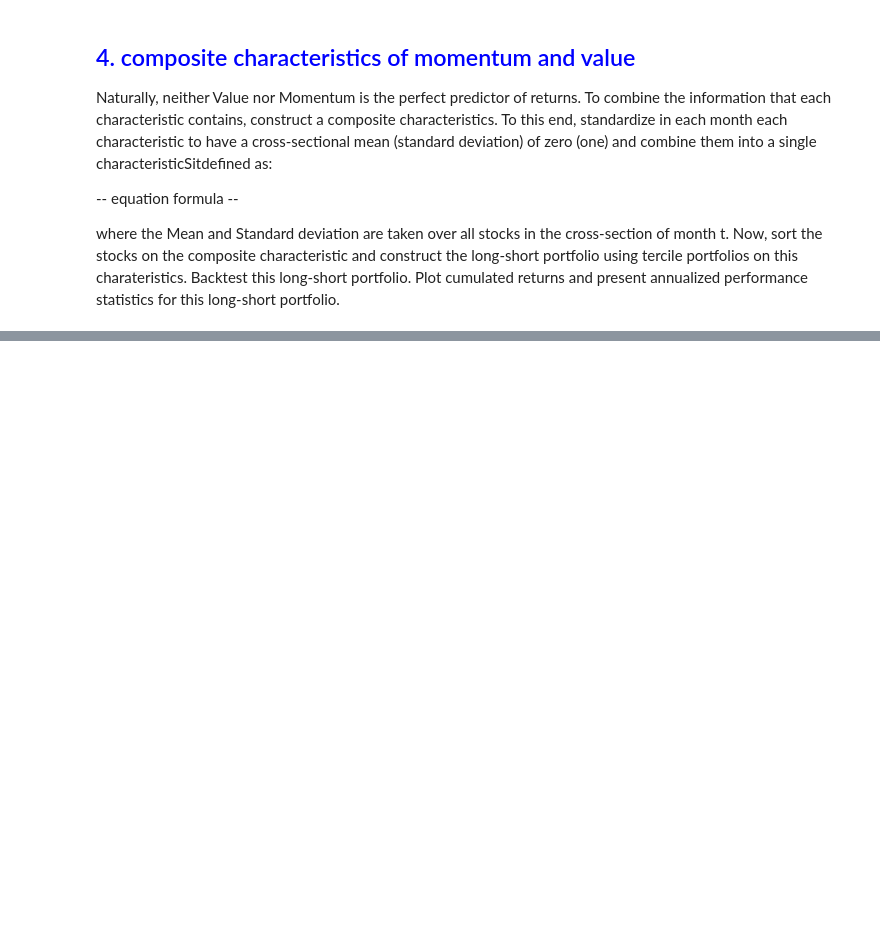
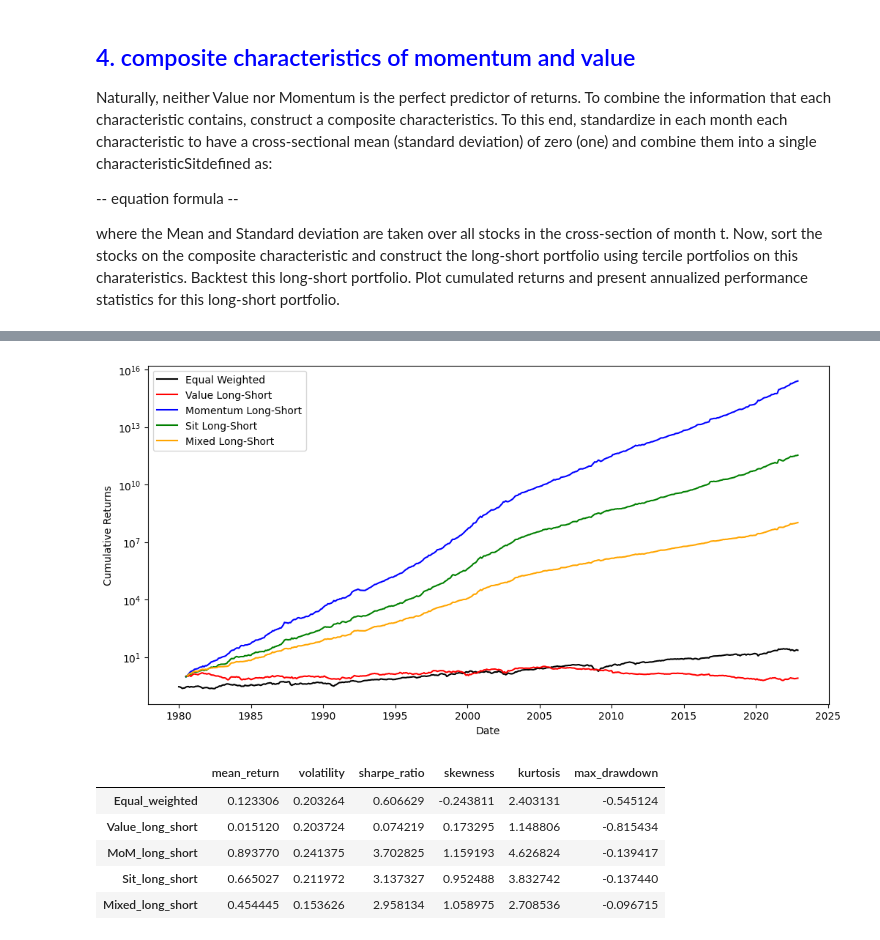
Before and after one commit to InesDew/NOVA-Asset-Management, a Jupyter notebook: Solution.ipynb, the cells around one changed output, grey strips where cells are left out. Cells and saved outputs as stored; diff of their text form; code cells hidden in the pictures; blank space fills up the shorter version.

```diff
--- a/Solution.ipynb
+++ b/Solution.ipynb
@@ -570,0 +430,45 @@ am.summary_stats(btr.dropna())
+# %%
+stats_LS
+# ------
+# Create the mixed long-short portfolio
+tercile_returns['Mixed_long_short'] = 0.5 * tercile_returns['Value_long_short'].pct_change() + 0.5 * tercile_returns['MoM_long_short'].pct_change()
+
+# Calculate cumulative returns
+mixed_cumulative_returns = (1 + tercile_returns['Mixed_long_short']).cumprod()
+
+# Calculate annualized performance statistics
+mixed_stats = pd.Series(dtype=float)
+mixed_stats['mean_return'] = tercile_returns['Mixed_long_short'].mean() * 12
+mixed_stats['volatility'] = tercile_returns['Mixed_long_short'].std() * np.sqrt(12)
+mixed_stats['sharpe_ratio'] = mixed_stats['mean_return'] / mixed_stats['volatility']
+mixed_stats['skewness'] = tercile_returns['Mixed_long_short'].skew()
+mixed_stats['kurtosis'] = tercile_returns['Mixed_long_short'].kurt()
+mixed_stats['max_drawdown'] = (mixed_cumulative_returns / mixed_cumulative_returns.cummax() - 1).min()
+
+mixed_stats = pd.DataFrame(mixed_stats).transpose()
+mixed_stats.index = ['Mixed_long_short']
+
+stats_LS = pd.concat([stats_LS, mixed_stats], axis=0)
+
+# Plot the cumulative returns
+plt.figure(figsize=(12, 6))
+plt.plot(equal_weighted_returns.index, equal_weighted_cumulative, label='Equal Weighted', color = 'black')
+plt.plot(tercile_returns.index, tercile_returns['Value_long_short'], label='Value Long-Short', color = 'r')
+plt.plot(tercile_returns.index, tercile_returns['MoM_long_short'], label='Momentum Long-Short', color = 'b')
+plt.plot(tercile_returns.index, tercile_returns['Sit_long_short'], label='Sit Long-Short', color = 'g')
+plt.plot(tercile_returns.index, mixed_cumulative_returns, label='Mixed Long-Short', color = 'orange')
+plt.xlabel('Date')
+plt.ylabel('Cumulative Returns')
+plt.yscale('log')
+plt.legend()
+plt.show()
+
+display(stats_LS)
+# %% [output]
+[figure, added]
+|  | mean_return | volatility | sharpe_ratio | skewness | kurtosis | max_drawdown |
+| Equal_weighted | 0.123306 | 0.203264 | 0.606629 | -0.243811 | 2.403131 | -0.545124 |
+| Value_long_short | 0.015120 | 0.203724 | 0.074219 | 0.173295 | 1.148806 | -0.815434 |
+| MoM_long_short | 0.893770 | 0.241375 | 3.702825 | 1.159193 | 4.626824 | -0.139417 |
+| Sit_long_short | 0.665027 | 0.211972 | 3.137327 | 0.952488 | 3.832742 | -0.137440 |
+| Mixed_long_short | 0.454445 | 0.153626 | 2.958134 | 1.058975 | 2.708536 | -0.096715 |
```
Also changed, not shown: parts of 14 cells of this notebook.
